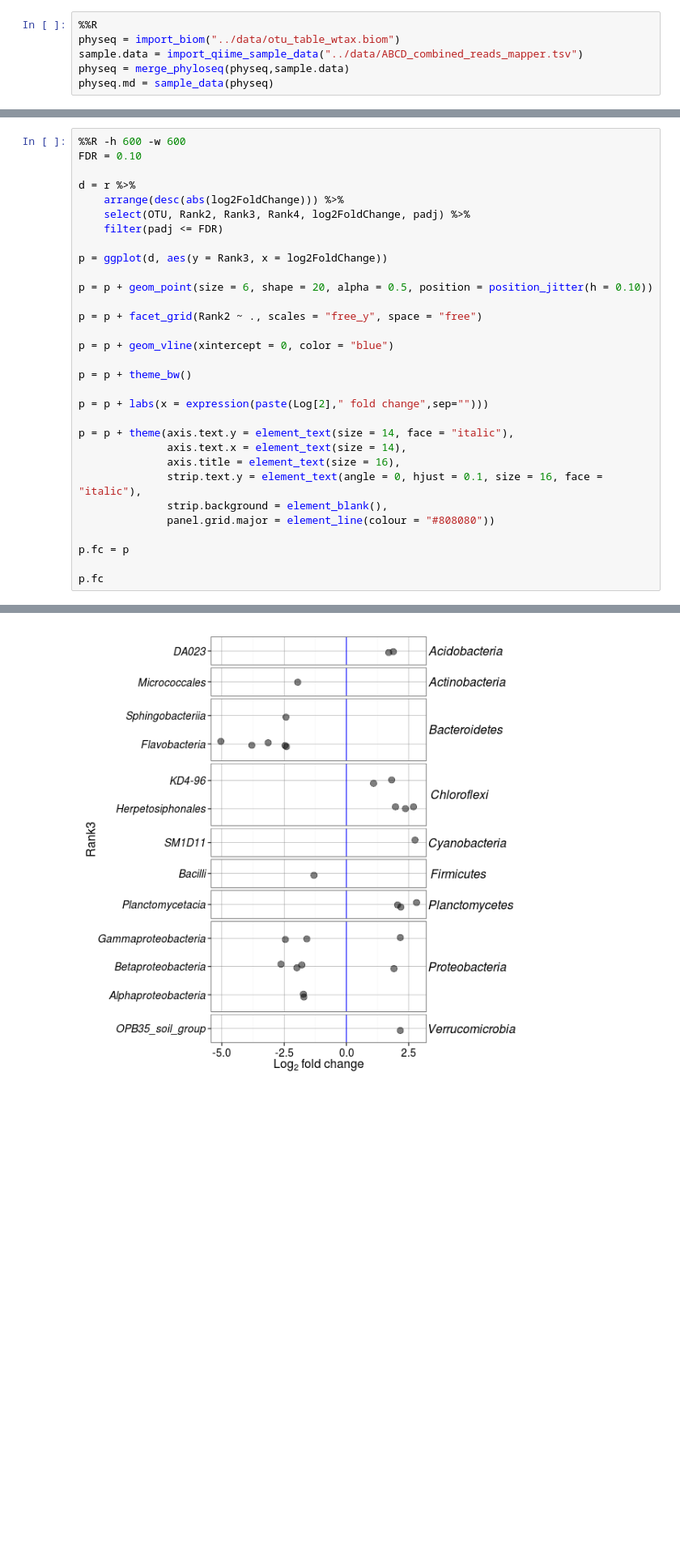
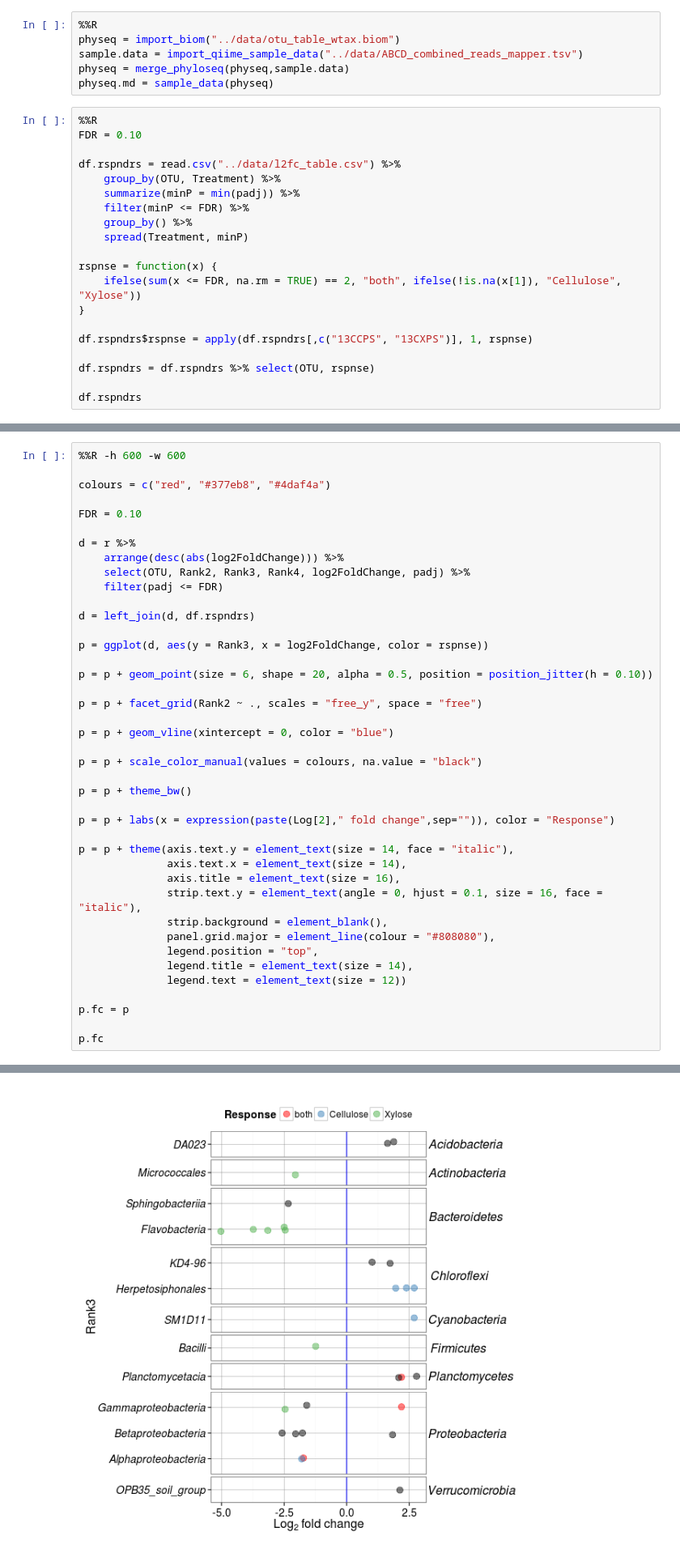
Before and after one commit to chuckpr/CSIP_succession_data_analysis, a Jupyter notebook: figures_and_stats/bulk_w_time.ipynb, the cells around one changed output, grey strips where cells are left out. Shown at 81% size. Drawn from its saved outputs; the diff is of its cells as text; blank space fills up the shorter version.

Commit message:
color by response

```diff
--- a/figures_and_stats/bulk_w_time.ipynb
+++ b/figures_and_stats/bulk_w_time.ipynb
@@ -32,3 +32,23 @@ physeq = import_biom("../data/otu_table_wtax.biom")
 sample.data = import_qiime_sample_data("../data/ABCD_combined_reads_mapper.tsv")
 physeq = merge_phyloseq(physeq,sample.data)
 physeq.md = sample_data(physeq)
+# %%
+%%R
+FDR = 0.10
+
+df.rspndrs = read.csv("../data/l2fc_table.csv") %>%
+    group_by(OTU, Treatment) %>%
+    summarize(minP = min(padj)) %>%
+    filter(minP <= FDR) %>%
+    group_by() %>%
+    spread(Treatment, minP)
+
+rspnse = function(x) {
+    ifelse(sum(x <= FDR, na.rm = TRUE) == 2, "both", ifelse(!is.na(x[1]), "Cellulose", "Xylose"))
+}
+
+df.rspndrs$rspnse = apply(df.rspndrs[,c("13CCPS", "13CXPS")], 1, rspnse)
+
+df.rspndrs = df.rspndrs %>% select(OTU, rspnse)
+
+df.rspndrs
@@ -92,5 +127,8 @@ p
 # %%
 %%R -h 600 -w 600
+
+colours = c("red", "#377eb8", "#4daf4a")
+
 FDR = 0.10
 
 d = r %>%
@@ -98,7 +136,9 @@ d = r %>%
     select(OTU, Rank2, Rank3, Rank4, log2FoldChange, padj) %>%
     filter(padj <= FDR)
 
-p = ggplot(d, aes(y = Rank3, x = log2FoldChange))
+d = left_join(d, df.rspndrs)
+
+p = ggplot(d, aes(y = Rank3, x = log2FoldChange, color = rspnse))
 
 p = p + geom_point(size = 6, shape = 20, alpha = 0.5, position = position_jitter(h = 0.10))
 
@@ -106,16 +146,21 @@ p = p + facet_grid(Rank2 ~ ., scales = "free_y", space = "free")
 
 p = p + geom_vline(xintercept = 0, color = "blue")
 
+p = p + scale_color_manual(values = colours, na.value = "black")
+
 p = p + theme_bw()
 
-p = p + labs(x = expression(paste(Log[2]," fold change",sep="")))
+p = p + labs(x = expression(paste(Log[2]," fold change",sep="")), color = "Response")
 
 p = p + theme(axis.text.y = element_text(size = 14, face = "italic"),
               axis.text.x = element_text(size = 14),
               axis.title = element_text(size = 16),
               strip.text.y = element_text(angle = 0, hjust = 0.1, size = 16, face = "italic"),
               strip.background = element_blank(),
-              panel.grid.major = element_line(colour = "#808080"))
+              panel.grid.major = element_line(colour = "#808080"),
+              legend.position = "top",
+              legend.title = element_text(size = 14),
+              legend.text = element_text(size = 12))
 
 p.fc = p
 
@@ -124,4 +170,4 @@ p.fc
-[figure, old version]
+[figure, new version]
 # %%
 %%R
 ggsave("figs/l2fc_time.pdf", p.fc, h = 10, w = 8)
```
Also changed, not shown: parts of 3 cells of this notebook, 1 other file.
